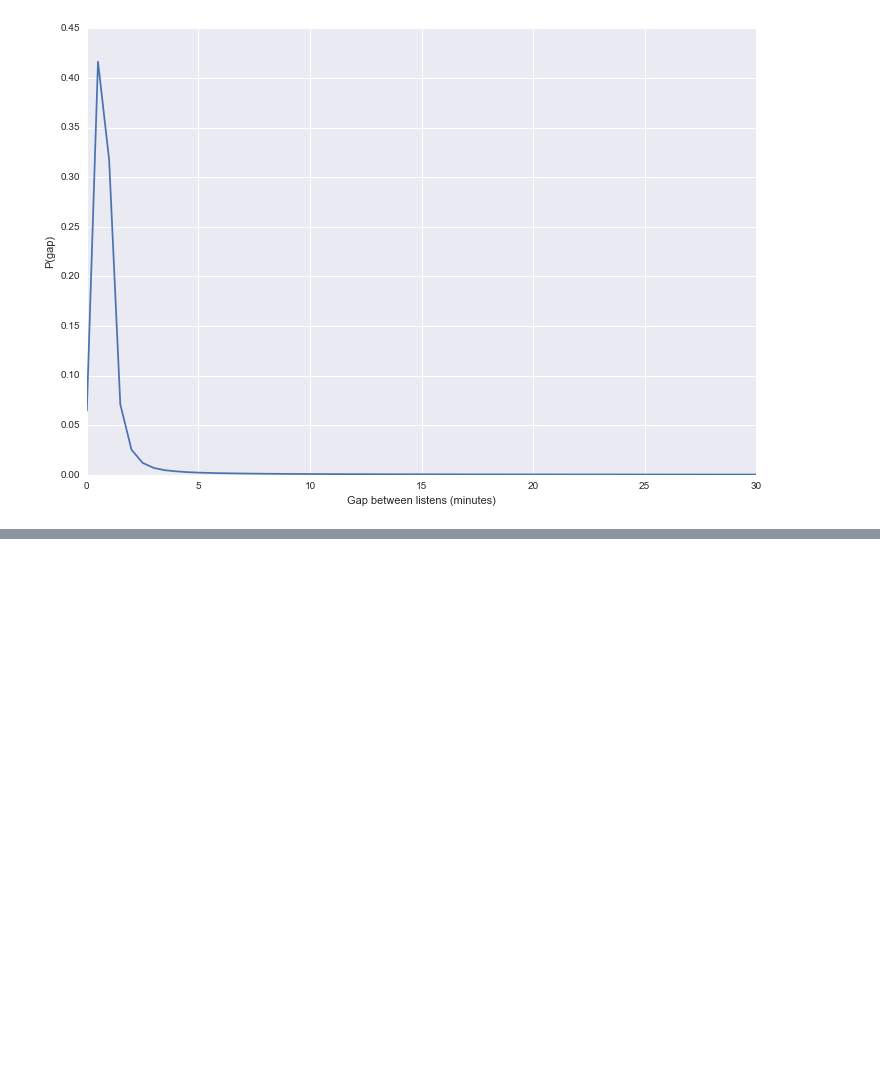
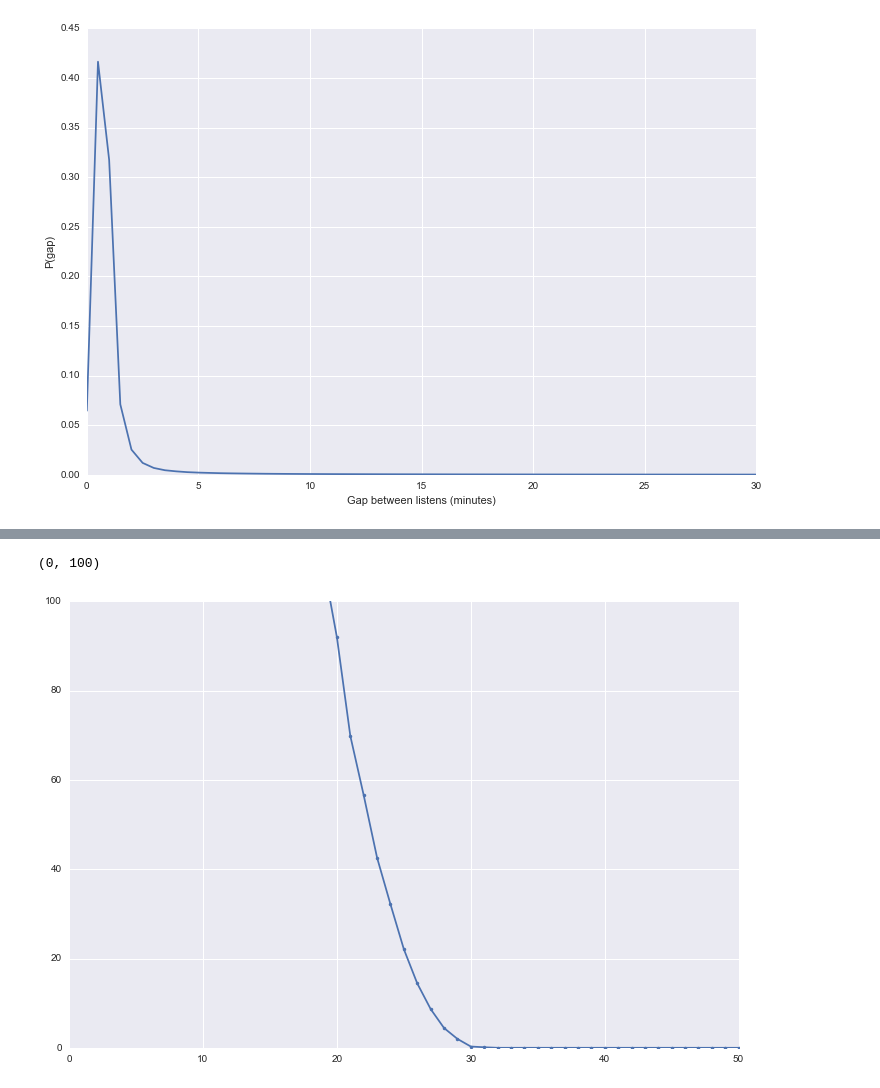
Before and after one commit to jlorince/MusicForaging, a Jupyter notebook: notebooks/result_viz.ipynb, the cells around one changed output, grey strips where cells are left out. Drawn from its saved outputs; the diff is of its cells as text; code cells hidden in the pictures; blank space fills up the shorter version.

```diff
--- a/notebooks/result_viz.ipynb
+++ b/notebooks/result_viz.ipynb
@@ -523,0 +457,10 @@ axes[2].set_title('monthly');
+# %%
+fig,ax  = plt.subplots(1,1,figsize=(12,8))
+a = np.vstack(df_ee[df_ee['basis']=='blocks_return_time_final']['d']).mean(0)
+b = np.vstack(df_ee[df_ee['basis']=='blocks_return_time_final_rand']['d']).mean(0)
+ax.plot(a,marker='.')
+ax.set_xlim(0,50)
+ax.set_ylim(0,100)
+# %% [output]
+(0, 100)
+[figure, added]
```
Also changed, not shown: parts of 7 cells of this notebook, 2 other files.
